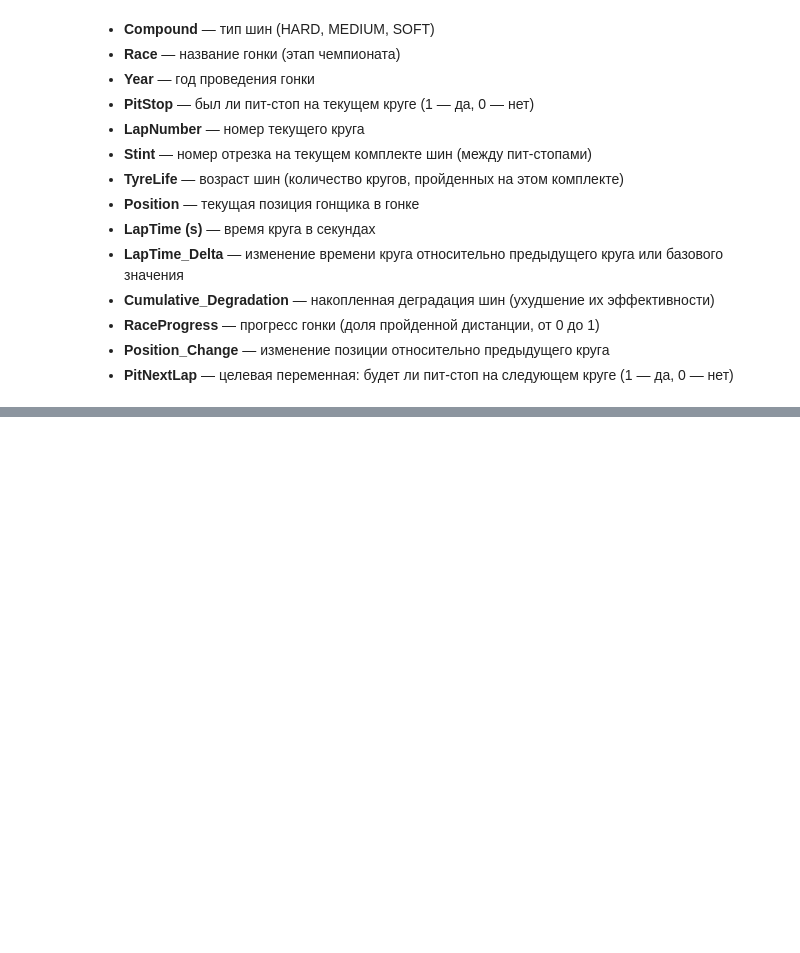
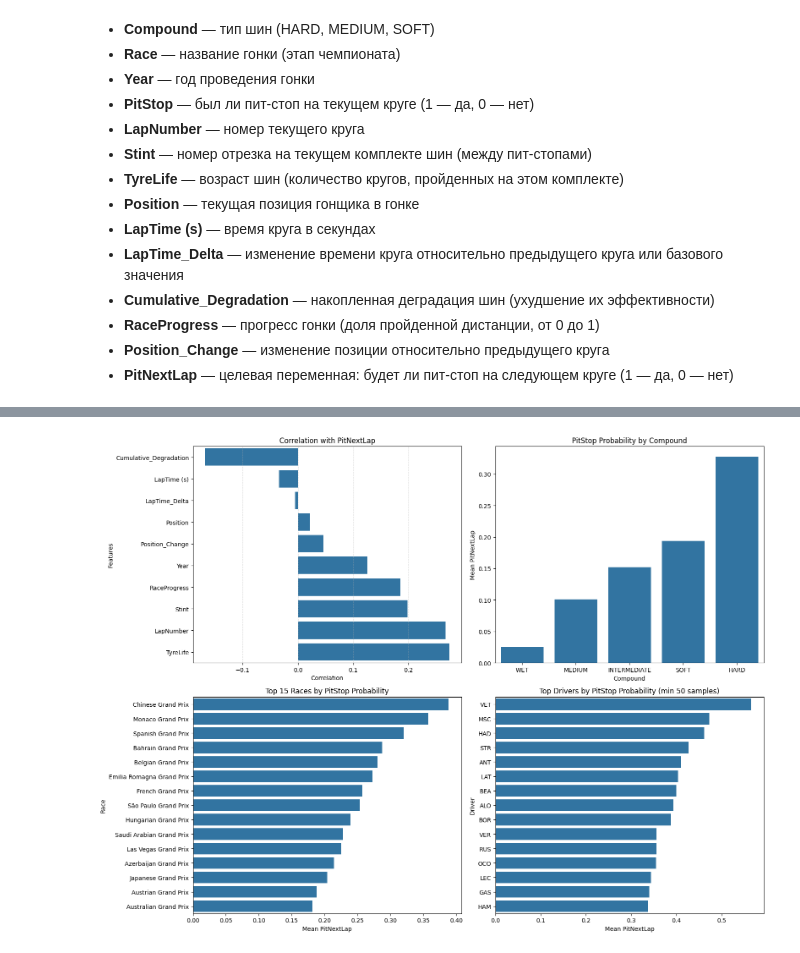
Before and after one commit to argeo05/kaggle-competitions, a Jupyter notebook: src/Predicting F1 Pit Stops/Predicting F1 Pit Stops.ipynb, the cells around one changed output, grey strips where cells are left out. Saved outputs shown, nothing was run; the diff lists cells and outputs as text; code cells hidden in the pictures; blank space fills up the shorter version.

```diff
--- a/src/Predicting F1 Pit Stops/Predicting F1 Pit Stops.ipynb
+++ b/src/Predicting F1 Pit Stops/Predicting F1 Pit Stops.ipynb
@@ -67,0 +87,41 @@ train.describe()
+# %%
+fig, axes = plt.subplots(2, 2, figsize=(16, 12))
+
+# 1. Корреляция числовых признаков с таргетом
+corr = train[numerical_features].corrwith(train['PitNextLap']).sort_values()
+sns.barplot(x=corr.values, y=corr.index, ax=axes[0, 0])
+axes[0, 0].set_title("Correlation with PitNextLap")
+axes[0, 0].set_xlabel("Correlation")
+axes[0, 0].set_ylabel("Features")
+axes[0, 0].grid(axis='x', linestyle='--', alpha=0.5)
+
+# 2. Compound
+compound_mean = train.groupby('Compound')['PitNextLap'].mean().sort_values()
+sns.barplot(x=compound_mean.index, y=compound_mean.values, ax=axes[0, 1])
+axes[0, 1].set_title("PitStop Probability by Compound")
+axes[0, 1].set_xlabel("Compound")
+axes[0, 1].set_ylabel("Mean PitNextLap")
+
+# 3. Race (топ-15)
+race_mean = train.groupby('Race')['PitNextLap'].mean().sort_values(ascending=False).head(15)
+sns.barplot(x=race_mean.values, y=race_mean.index, ax=axes[1, 0])
+axes[1, 0].set_title("Top 15 Races by PitStop Probability")
+axes[1, 0].set_xlabel("Mean PitNextLap")
+axes[1, 0].set_ylabel("Race")
+
+# 4. Driver (фильтр по частоте)
+driver_mean = train.groupby('Driver')['PitNextLap'].mean()
+driver_count = train['Driver'].value_counts()
+
+valid_drivers = driver_count[driver_count > 50].index
+driver_mean = driver_mean.loc[valid_drivers].sort_values(ascending=False).head(15)
+
+sns.barplot(x=driver_mean.values, y=driver_mean.index, ax=axes[1, 1])
+axes[1, 1].set_title("Top Drivers by PitStop Probability (min 50 samples)")
+axes[1, 1].set_xlabel("Mean PitNextLap")
+axes[1, 1].set_ylabel("Driver")
+
+plt.tight_layout()
+plt.show()
+# %% [output]
+[figure, added]
```
Also changed, not shown: parts of 12 cells of this notebook.
